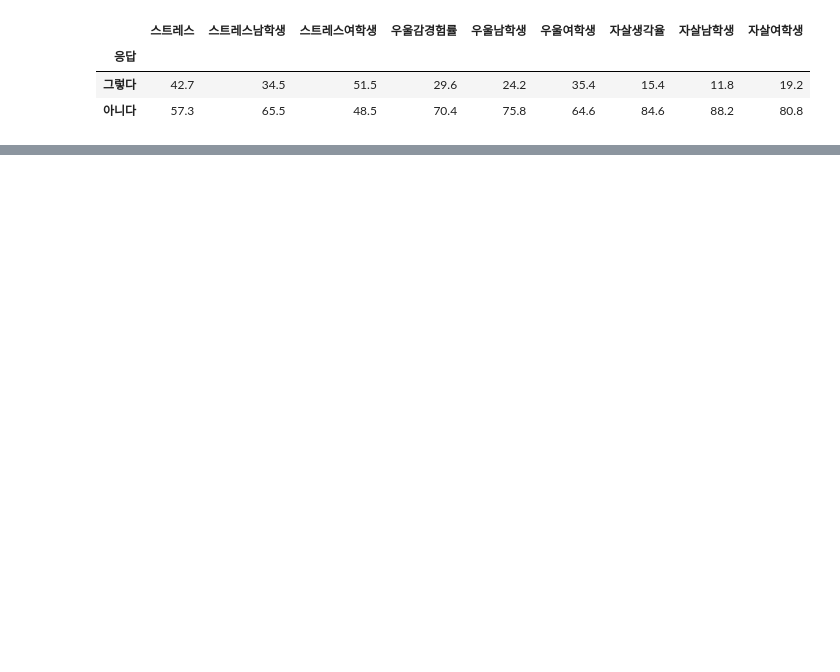
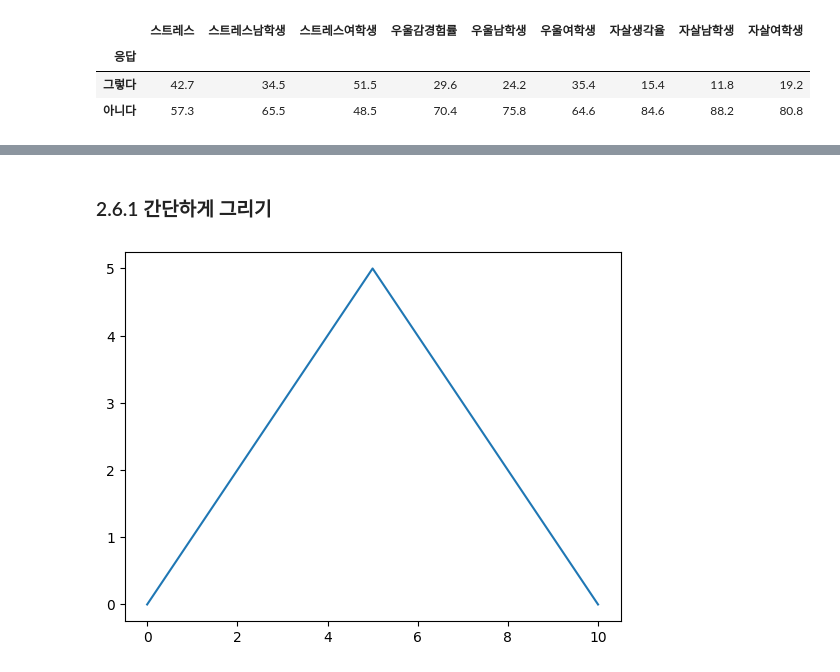
Before and after one commit to kusool72/python, a Jupyter notebook: 누구나 PYTHON 너도 데이터 가지고 놀 수 있어.ipynb, the cells around one changed output, grey strips where cells are left out. Drawn from its saved outputs; the diff is of its cells as text; code cells hidden in the pictures; blank space fills up the shorter version.

```diff
--- a/누구나 PYTHON 너도 데이터 가지고 놀 수 있어.ipynb
+++ b/누구나 PYTHON 너도 데이터 가지고 놀 수 있어.ipynb
@@ -298,0 +359,10 @@ raw_data
+# %% [markdown]
+### 2.6.1 간단하게 그리기
+# %%
+x=[0,1,2,3,4,5,6,7,8,9,10]
+y=[0,1,2,3,4,5,4,3,2,1,0]
+
+plt.plot(x,y)
+plt.show()
+# %% [output]
+[figure, added]
```
Also changed, not shown: parts of 283 cells of this notebook.
